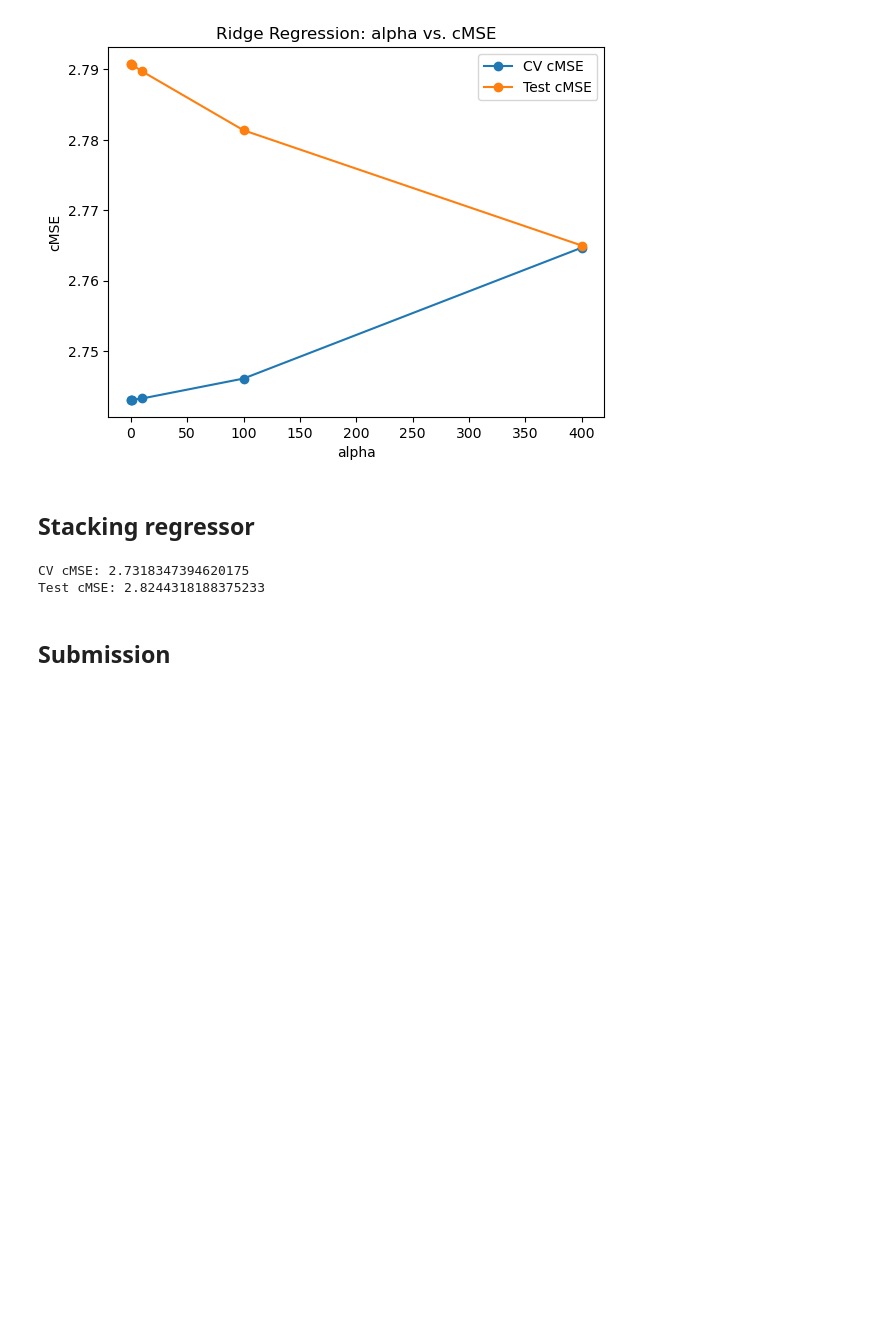
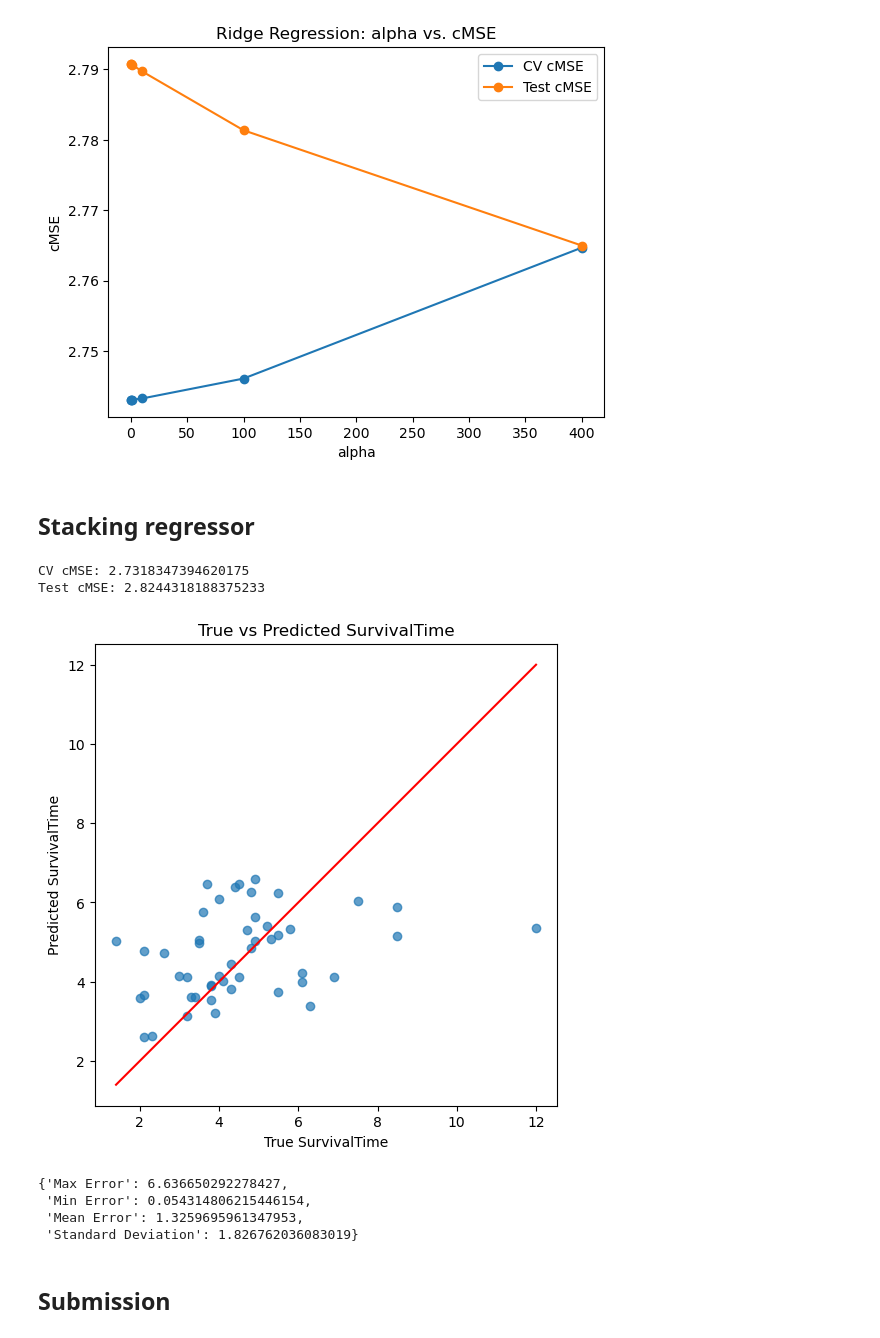
Before and after one commit to RenatoViola/AA_Assignment_2, a Jupyter notebook: Code/task_5.ipynb, the cells around one changed output. Drawn from its saved outputs; the diff is of its cells as text; code cells hidden in the pictures; blank space fills up the shorter version.

```diff
--- a/Code/task_5.ipynb
+++ b/Code/task_5.ipynb
@@ -152,9 +152,6 @@ knn_scores = []
 knn_test_scores = []
 
 for k in k_values:
-    iso = Isomap(n_components=4)
-    iso.fit(X_imp_scaled)
-
     ft_knn_model = make_pipeline(
     knn_imputer,
     scaler,
@@ -184,9 +181,6 @@ alpha_scores = []
 alpha_test_scores = []
 
 for alpha in alpha_values:
-    iso = Isomap(n_components=4)
-    iso.fit(X_imp_scaled)
-
     ft_l2_model = make_pipeline(
         knn_imputer,
         scaler,
@@ -213,30 +207,37 @@ plt.show()
 # %%
 base_models = [
     ('rf', RandomForestRegressor(random_state=30, max_depth=1, max_features=1, n_estimators=500)),
     ('cat', CatBoostRegressor(random_state=30, max_depth=1, learning_rate=0.01, n_estimators=100, silent=True)),
     ('xgb', XGBRegressor(random_state=30, max_depth=1, learning_rate=0.05, n_estimators=300)),
     ('knn', KNeighborsRegressor(n_neighbors=21)),
     ('l2', Ridge(alpha=400.0))
 ]
 
 model = StackingRegressor(
     estimators=base_models,
     final_estimator=Ridge(alpha=1.0),
     cv=5
 )
 
 ft_stacking_model = make_pipeline(
     knn_imputer,
     scaler,
     FrozenTransformer(iso),
     model
 )
 
-ft_stacking_imp_model, _, _, _ = evaluate_model(np.array(
-    X_labeled_imp), np.array(y_labeled), np.array(c_labeled), model=ft_stacking_model)
+ft_stacking_imp_model, _, _, ft_stacking_imp_metrics = evaluate_model(np.array(
+    X_labeled_imp), np.array(y_labeled), np.array(c_labeled), model=ft_stacking_model, show_plot=True)
+
+ft_stacking_imp_metrics
 # %% [output]
 CV cMSE: 2.7318347394620175
 Test cMSE: 2.8244318188375233
+[figure, added]
+{'Max Error': 6.636650292278427,
+ 'Min Error': 0.054314806215446154,
+ 'Mean Error': 1.3259695961347953,
+ 'Standard Deviation': 1.826762036083019}
 # %% [markdown]
 ## Submission
 # %%
```
Also changed, not shown: parts of 1 cell of this notebook, 3 other files.
